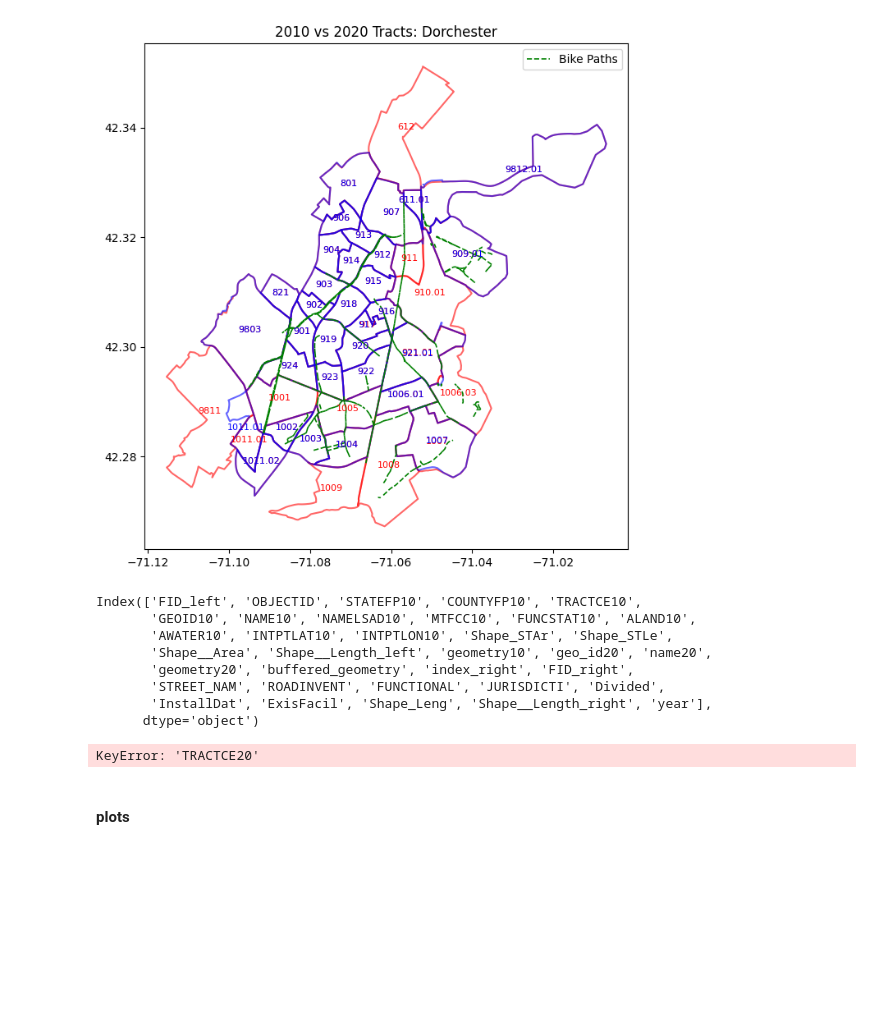
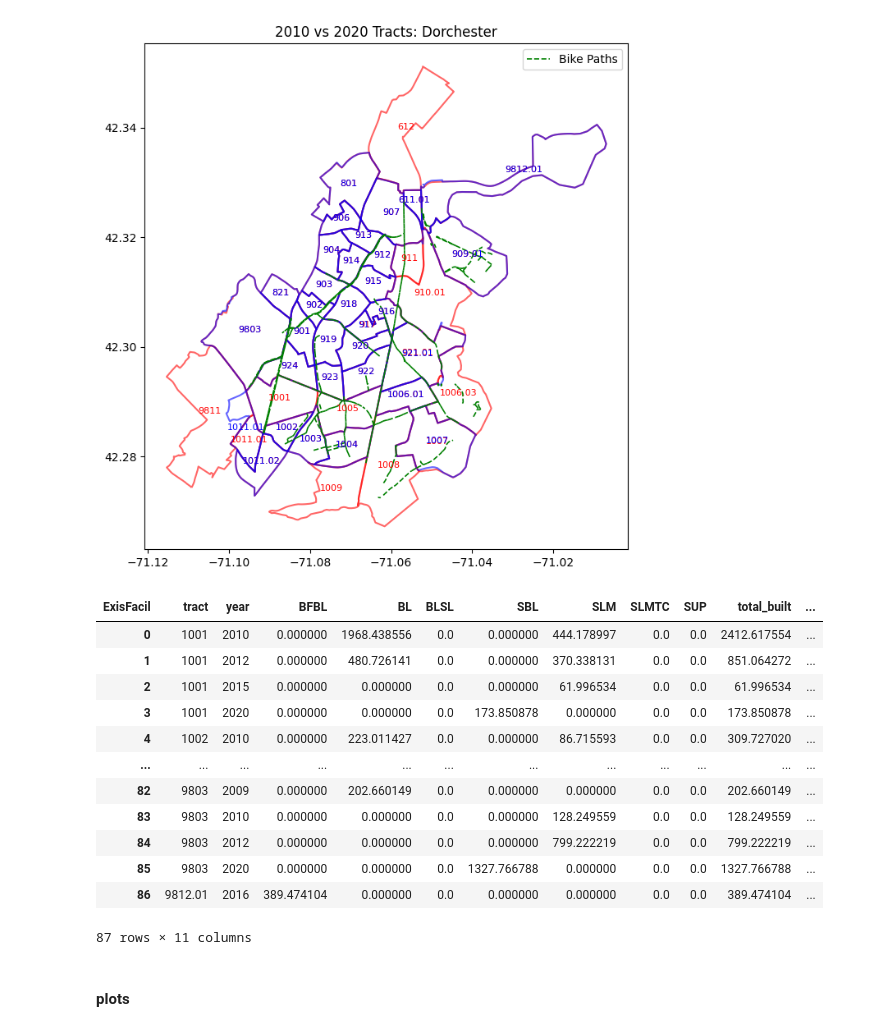
Before and after one commit to BU-Spark/ds-livable-streets-infra, a Jupyter notebook: fa23-team/analysis/bike_lanes.ipynb, the cells around one changed output. Cells and saved outputs as stored; diff of their text form; code cells hidden in the pictures; blank space fills up the shorter version.

```diff
--- a/fa23-team/analysis/bike_lanes.ipynb
+++ b/fa23-team/analysis/bike_lanes.ipynb
@@ -436,28 +442,35 @@ See: https://matplotlib.org/stable/tutorials/intermediate/legend_guide.html#impl
   ax.legend()
 Text(0.5, 1.0, '2010 vs 2020 Tracts: Dorchester')
 [figure]
-# %%
-joined_dorch.columns
-# %% [output]
-Index(['FID_left', 'OBJECTID', 'STATEFP10', 'COUNTYFP10', 'TRACTCE10',
-       'GEOID10', 'NAME10', 'NAMELSAD10', 'MTFCC10', 'FUNCSTAT10', 'ALAND10',
-       'AWATER10', 'INTPTLAT10', 'INTPTLON10', 'Shape_STAr', 'Shape_STLe',
-       'Shape__Area', 'Shape__Length_left', 'geometry10', 'geo_id20', 'name20',
-       'geometry20', 'buffered_geometry', 'index_right', 'FID_right',
-       'STREET_NAM', 'ROADINVENT', 'FUNCTIONAL', 'JURISDICTI', 'Divided',
-       'InstallDat', 'ExisFacil', 'Shape_Leng', 'Shape__Length_right', 'year'],
-      dtype='object')
 # %%
 # create a long-format df of all bike lanes in Dorchester, by tract
-joined_dorch = gpd.sjoin(dorch_buffer, dorch_bike_lanes, how='left', op='intersects')
-grouped_dorch = joined_dorch.groupby(['TRACTCE20', 'year','ExisFacil']).agg({
+joined_dorch = gpd.sjoin(dorchester_tracts, dorch_bike_lanes, how='left', op='intersects')
+
+grouped_dorch = joined_dorch.groupby(['NAME10', 'year','ExisFacil']).agg({
     'Shape_Leng': 'sum',
 }).reset_index()
-dorch_pivot = pd.pivot_table(grouped_dorch, index=['TRACTCE20', 'year'], columns='ExisFacil', values='Shape_Leng', aggfunc='sum', fill_value=0).reset_index()
+
+dorch_pivot = pd.pivot_table(grouped_dorch, index=['NAME10', 'year'], columns='ExisFacil', values='Shape_Leng', aggfunc='sum', fill_value=0).reset_index()
 dorch_pivot['total_built'] = dorch_pivot[['BFBL', 'BL', 'BLSL', 'SBL', 'SLM', 'SUP']].sum(axis=1)
-dorch_pivot.rename(columns={'ExisFacil':'index'},inplace=True)
+dorch_pivot.rename(columns={'ExisFacil':'index','NAME10':'tract'},inplace=True)
+dorch_pivot.sort_values(by=['tract', 'year'], inplace=True) #sorting by year to sum cummulatively
+# add a column to show total built in past 5 years
+dorch_pivot['cumulative_length'] = dorch_pivot.groupby('tract')['total_built'].cumsum(axis=0)
+dorch_pivot
 # %% [output]
+| ExisFacil | tract | year | BFBL | BL | BLSL | SBL | SLM | SLMTC | SUP | total_built | ... |
+| 0 | 1001 | 2010 | 0.000000 | 1968.438556 | 0.0 | 0.000000 | 444.178997 | 0.0 | 0.0 | 2412.617554 | ... |
+| 1 | 1001 | 2012 | 0.000000 | 480.726141 | 0.0 | 0.000000 | 370.338131 | 0.0 | 0.0 | 851.064272 | ... |
+| 2 | 1001 | 2015 | 0.000000 | 0.000000 | 0.0 | 0.000000 | 61.996534 | 0.0 | 0.0 | 61.996534 | ... |
+| 3 | 1001 | 2020 | 0.000000 | 0.000000 | 0.0 | 173.850878 | 0.000000 | 0.0 | 0.0 | 173.850878 | ... |
+| 4 | 1002 | 2010 | 0.000000 | 223.011427 | 0.0 | 0.000000 | 86.715593 | 0.0 | 0.0 | 309.727020 | ... |
+| ... | ... | ... | ... | ... | ... | ... | ... | ... | ... | ... | ... |
+| 82 | 9803 | 2009 | 0.000000 | 202.660149 | 0.0 | 0.000000 | 0.000000 | 0.0 | 0.0 | 202.660149 | ... |
+| 83 | 9803 | 2010 | 0.000000 | 0.000000 | 0.0 | 0.000000 | 128.249559 | 0.0 | 0.0 | 128.249559 | ... |
+| 84 | 9803 | 2012 | 0.000000 | 0.000000 | 0.0 | 0.000000 | 799.222219 | 0.0 | 0.0 | 799.222219 | ... |
+| 85 | 9803 | 2020 | 0.000000 | 0.000000 | 0.0 | 1327.766788 | 0.000000 | 0.0 | 0.0 | 1327.766788 | ... |
+| 86 | 9812.01 | 2016 | 389.474104 | 0.000000 | 0.0 | 0.000000 | 0.000000 | 0.0 | 0.0 | 389.474104 | ... |
-KeyError: 'TRACTCE20'
+87 rows × 11 columns
 # %% [markdown]
 #### plots
 # %%
```
Also changed, not shown: parts of 9 cells of this notebook.
